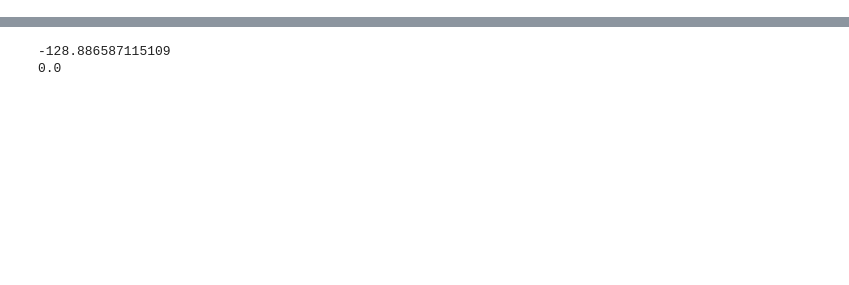
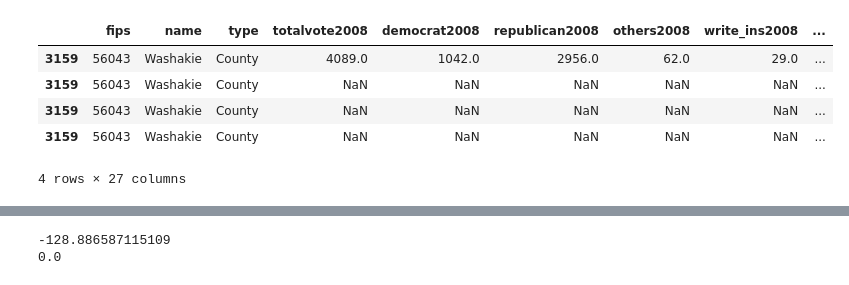
Before and after one commit to jgrips9/Su23Practice, a Jupyter notebook: Code/Python/presidents.ipynb, the cells around one changed output, grey strips where cells are left out. Saved outputs shown, nothing was run; the diff lists cells and outputs as text; code cells hidden in the pictures; blank space fills up the shorter version.

```diff
--- a/Code/Python/presidents.ipynb
+++ b/Code/Python/presidents.ipynb
@@ -40,0 +59,10 @@ display(datasets_merged)
+# %%
+# example of duplicate data
+datasets_merged[datasets_merged["fips"] == 56043]
+# %% [output]
+|  | fips | name | type | totalvote2008 | democrat2008 | republican2008 | others2008 | write_ins2008 | ... |
+| 3159 | 56043 | Washakie | County | 4089.0 | 1042.0 | 2956.0 | 62.0 | 29.0 | ... |
+| 3159 | 56043 | Washakie | County | NaN | NaN | NaN | NaN | NaN | ... |
+| 3159 | 56043 | Washakie | County | NaN | NaN | NaN | NaN | NaN | ... |
+| 3159 | 56043 | Washakie | County | NaN | NaN | NaN | NaN | NaN | ... |
+4 rows × 27 columns
```
Also changed, not shown: parts of 21 cells of this notebook, 2 other files.
